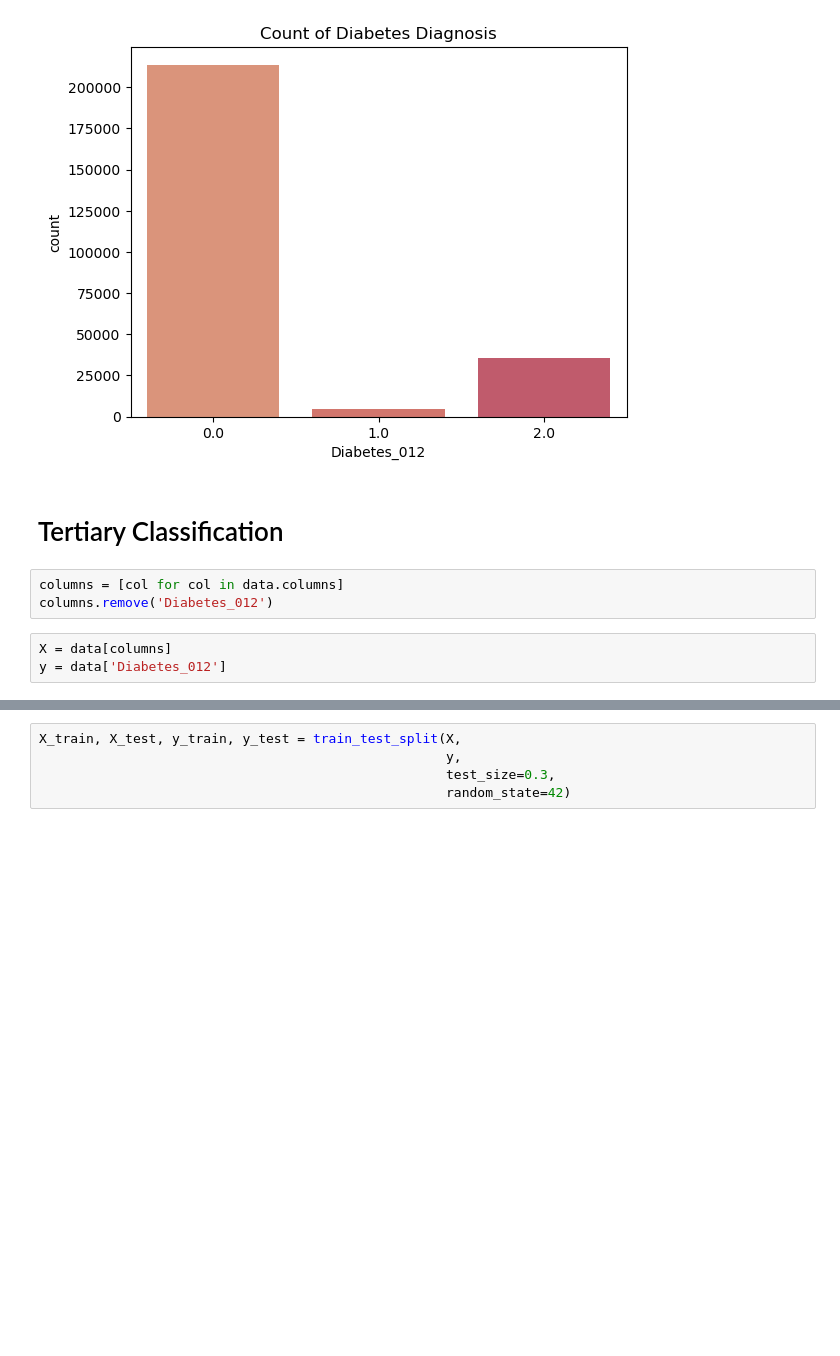
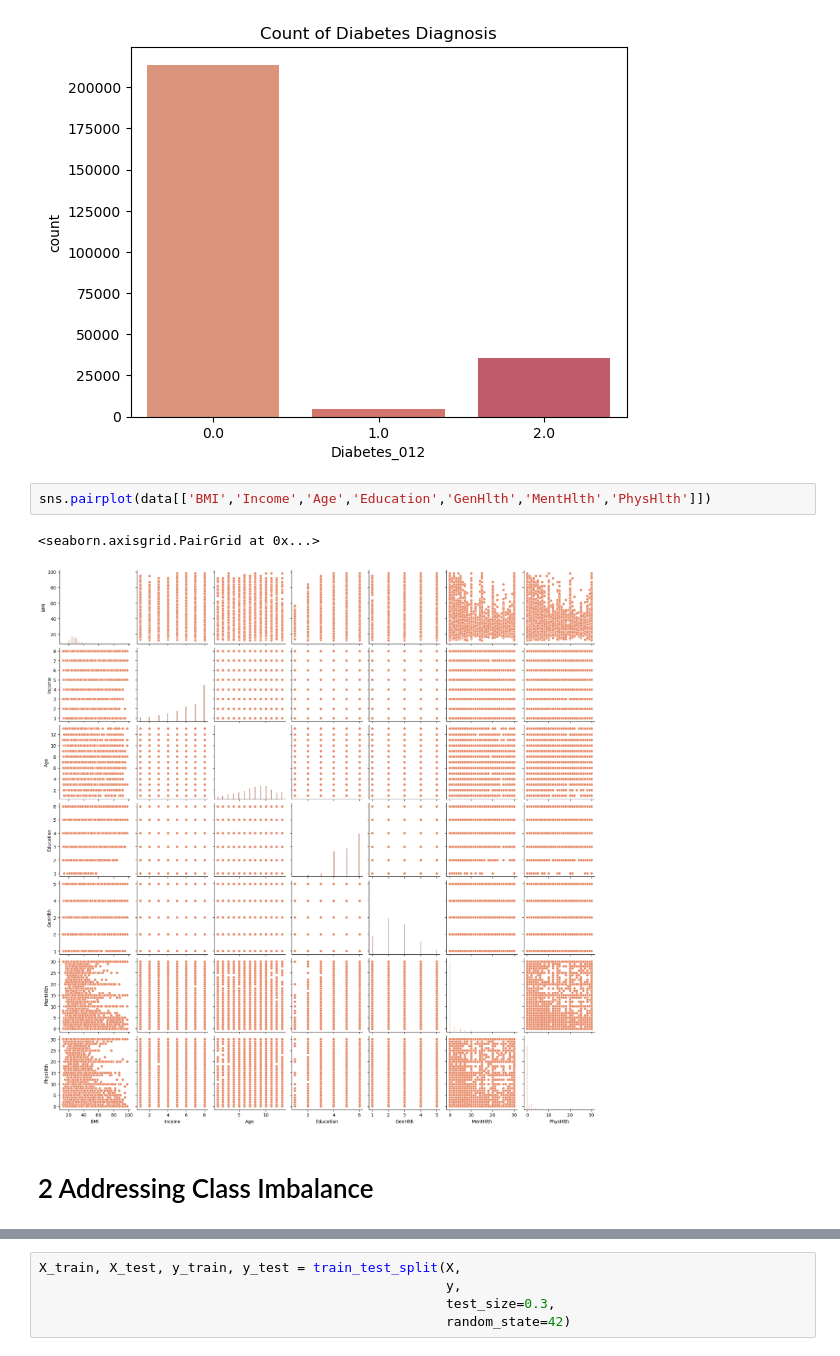
Before and after one commit to annalisa7/ML_project, a Jupyter notebook: baselineModel2.ipynb, the cells around one changed output, grey strips where cells are left out. Cells and saved outputs as stored; diff of their text form; blank space fills up the shorter version.

```diff
--- a/baselineModel2.ipynb
+++ b/baselineModel2.ipynb
@@ -76,11 +119,10 @@ plt.title('Count of Diabetes Diagnosis')
 plt.show()
 # %% [output]
 [figure]
-# %% [markdown]
-# Tertiary Classification
-# %%
-columns = [col for col in data.columns]
-columns.remove('Diabetes_012')
-# %%
-X = data[columns]
-y = data['Diabetes_012']
+# %%
+sns.pairplot(data[['BMI','Income','Age','Education','GenHlth','MentHlth','PhysHlth']])
+# %% [output]
+<seaborn.axisgrid.PairGrid at 0x...>
+[figure, added]
+# %% [markdown]
+# 2 Addressing Class Imbalance
```
Also changed, not shown: parts of 36 cells of this notebook.
